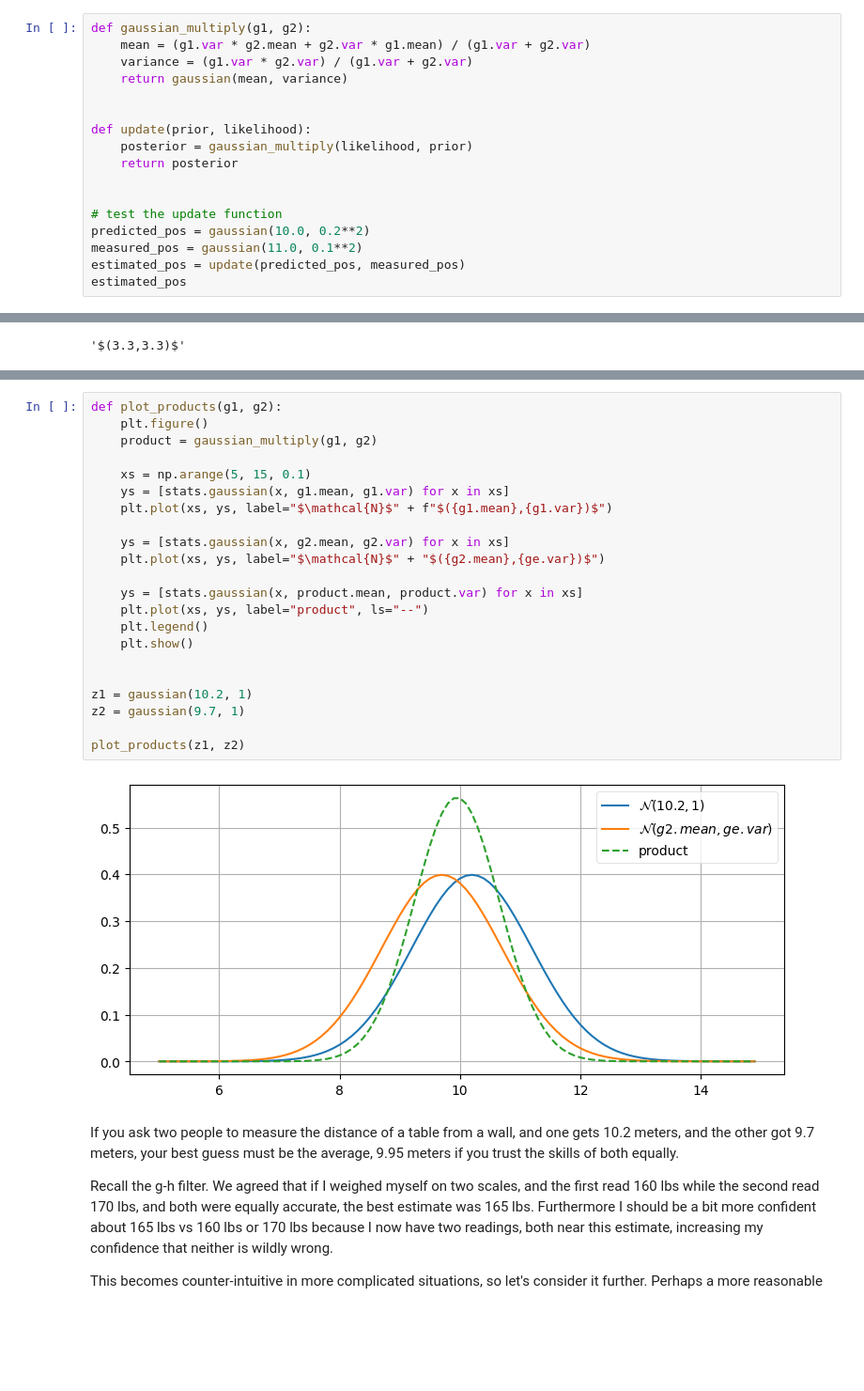
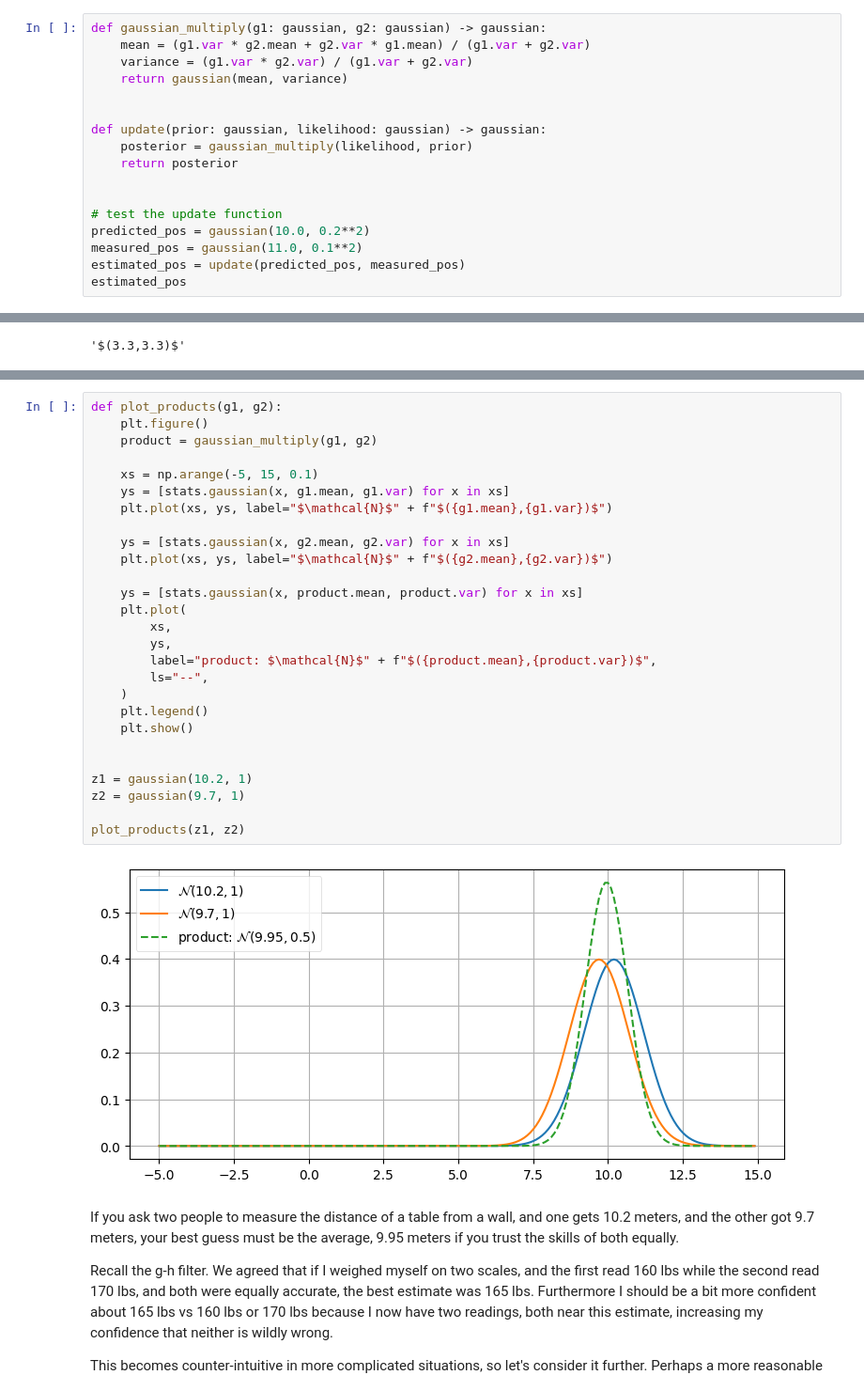
Before and after one commit to jhug12/Kalman-and-Bayesian-Filters-in-Python, a Jupyter notebook: 04-One-Dimensional-Kalman-Filters.ipynb, the cells around one changed output, grey strips where cells are left out. Shown at 94% size. Cells and saved outputs as stored; diff of their text form; blank space fills up the shorter version.

```diff
--- a/04-One-Dimensional-Kalman-Filters.ipynb
+++ b/04-One-Dimensional-Kalman-Filters.ipynb
@@ -230,13 +230,13 @@ $$\begin{aligned}
 
 If we implemented that in a function `gaussian_multiply()` we could implement our filter's update step as
 # %%
-def gaussian_multiply(g1, g2):
+def gaussian_multiply(g1: gaussian, g2: gaussian) -> gaussian:
     mean = (g1.var * g2.mean + g2.var * g1.mean) / (g1.var + g2.var)
     variance = (g1.var * g2.var) / (g1.var + g2.var)
     return gaussian(mean, variance)
 
 
-def update(prior, likelihood):
+def update(prior: gaussian, likelihood: gaussian) -> gaussian:
     posterior = gaussian_multiply(likelihood, prior)
     return posterior
 
@@ -296,27 +320,32 @@ f"$({m},{m})$"
 # %%
 def plot_products(g1, g2):
     plt.figure()
     product = gaussian_multiply(g1, g2)
 
-    xs = np.arange(5, 15, 0.1)
+    xs = np.arange(-5, 15, 0.1)
     ys = [stats.gaussian(x, g1.mean, g1.var) for x in xs]
     plt.plot(xs, ys, label="$\mathcal{N}$" + f"$({g1.mean},{g1.var})$")
 
     ys = [stats.gaussian(x, g2.mean, g2.var) for x in xs]
-    plt.plot(xs, ys, label="$\mathcal{N}$" + "$({g2.mean},{ge.var})$")
+    plt.plot(xs, ys, label="$\mathcal{N}$" + f"$({g2.mean},{g2.var})$")
 
     ys = [stats.gaussian(x, product.mean, product.var) for x in xs]
-    plt.plot(xs, ys, label="product", ls="--")
+    plt.plot(
+        xs,
+        ys,
+        label="product: $\mathcal{N}$" + f"$({product.mean},{product.var})$",
+        ls="--",
+    )
     plt.legend()
     plt.show()
 
 
 z1 = gaussian(10.2, 1)
 z2 = gaussian(9.7, 1)
 
 plot_products(z1, z2)
 # %% [output]
-[figure, old version]
+[figure, new version]
 # %% [markdown]
 If you ask two people to measure the distance of a table from a wall, and one gets 10.2 meters, and the other got 9.7 meters, your best guess must be the average, 9.95 meters if you trust the skills of both equally.
 
```
Also changed, not shown: parts of 7 cells of this notebook.
